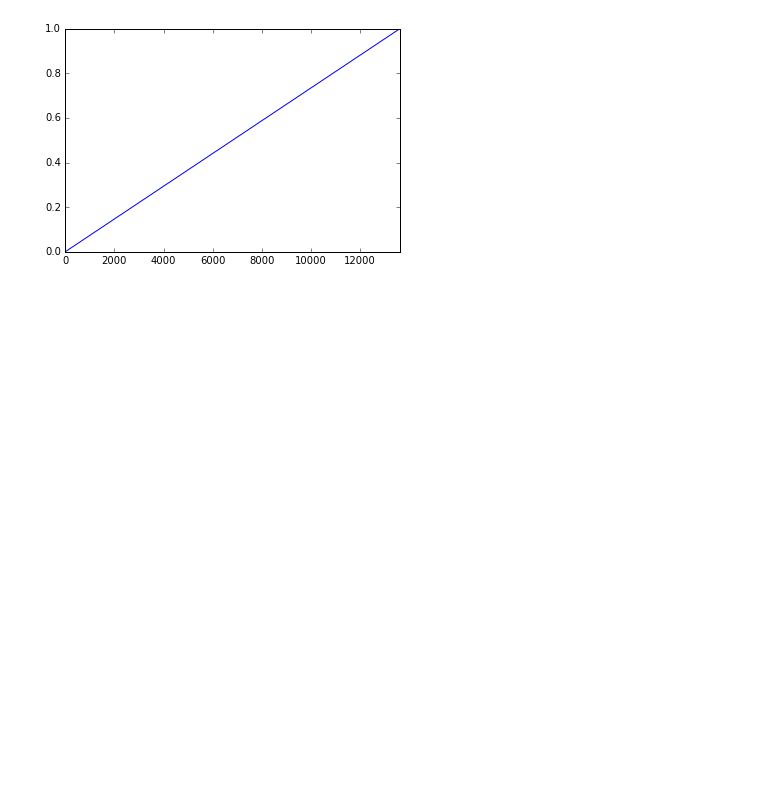
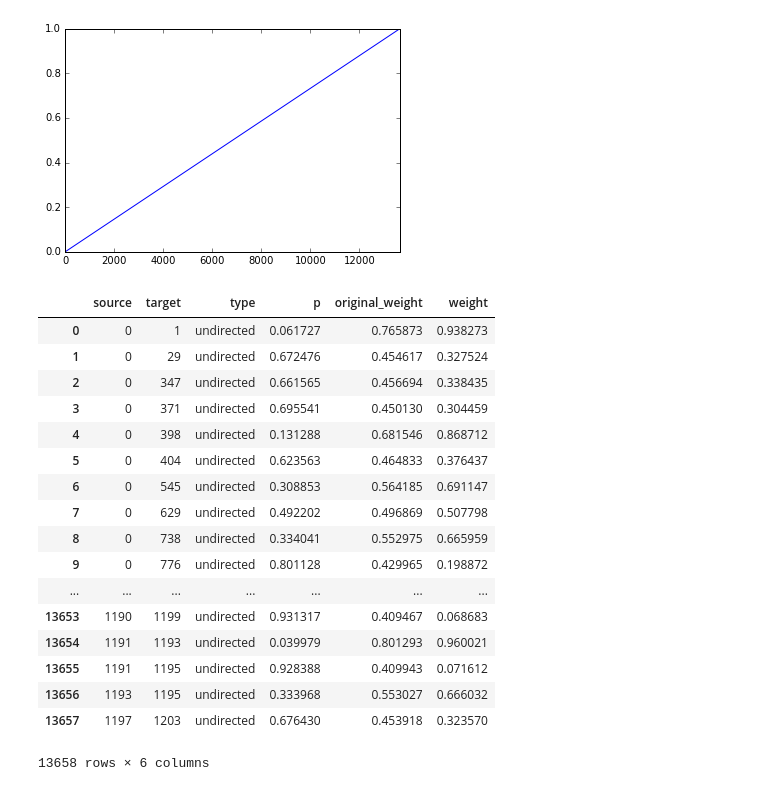
Before and after one commit to Moqri/KnowledgeMap, a Jupyter notebook: analysis/lsi.ipynb, the cells around one changed output. Cells and saved outputs as stored; diff of their text form; code cells hidden in the pictures; blank space fills up the shorter version.

```diff
--- a/analysis/lsi.ipynb
+++ b/analysis/lsi.ipynb
@@ -114,5 +99,5 @@ cdf.plot()
 [figure]
 # %%
 dic=cdf.to_dict()
-df['p']=df.weight.apply(lambda x :1- dic[x])
+lsi_df['p']=lsi_df.weight.apply(lambda x :1- dic[x])
 # %%
@@ -130,6 +115,28 @@ p.plot(drawstyle='steps')
 <matplotlib.axes._subplots.AxesSubplot at 0x...>
 [figure]
 # %%
-df.drop('weight',inplace=True,axis=1)
-df['weight']=df.p
-df[['source','target','weight','type']].to_csv('p_lsi.csv',index=False)
+lsi_df['original_weight']=lsi_df.weight
+lsi_df.drop('weight',inplace=True,axis=1)
+lsi_df['weight']=1-lsi_df.p
+lsi_df[['source','target','weight','type']].to_csv('..\csv\p_lsi.csv',index=False)
+# %%
+lsi_df
+# %% [output]
+|  | source | target | type | p | original_weight | weight |
+| 0 | 0 | 1 | undirected | 0.061727 | 0.765873 | 0.938273 |
+| 1 | 0 | 29 | undirected | 0.672476 | 0.454617 | 0.327524 |
+| 2 | 0 | 347 | undirected | 0.661565 | 0.456694 | 0.338435 |
+| 3 | 0 | 371 | undirected | 0.695541 | 0.450130 | 0.304459 |
+| 4 | 0 | 398 | undirected | 0.131288 | 0.681546 | 0.868712 |
+| 5 | 0 | 404 | undirected | 0.623563 | 0.464833 | 0.376437 |
+| 6 | 0 | 545 | undirected | 0.308853 | 0.564185 | 0.691147 |
+| 7 | 0 | 629 | undirected | 0.492202 | 0.496869 | 0.507798 |
+| 8 | 0 | 738 | undirected | 0.334041 | 0.552975 | 0.665959 |
+| 9 | 0 | 776 | undirected | 0.801128 | 0.429965 | 0.198872 |
+| ... | ... | ... | ... | ... | ... | ... |
+| 13653 | 1190 | 1199 | undirected | 0.931317 | 0.409467 | 0.068683 |
+| 13654 | 1191 | 1193 | undirected | 0.039979 | 0.801293 | 0.960021 |
+| 13655 | 1191 | 1195 | undirected | 0.928388 | 0.409943 | 0.071612 |
+| 13656 | 1193 | 1195 | undirected | 0.333968 | 0.553027 | 0.666032 |
+| 13657 | 1197 | 1203 | undirected | 0.676430 | 0.453918 | 0.323570 |
+13658 rows × 6 columns
```
Also changed, not shown: parts of 15 cells of this notebook, 12 other files.
